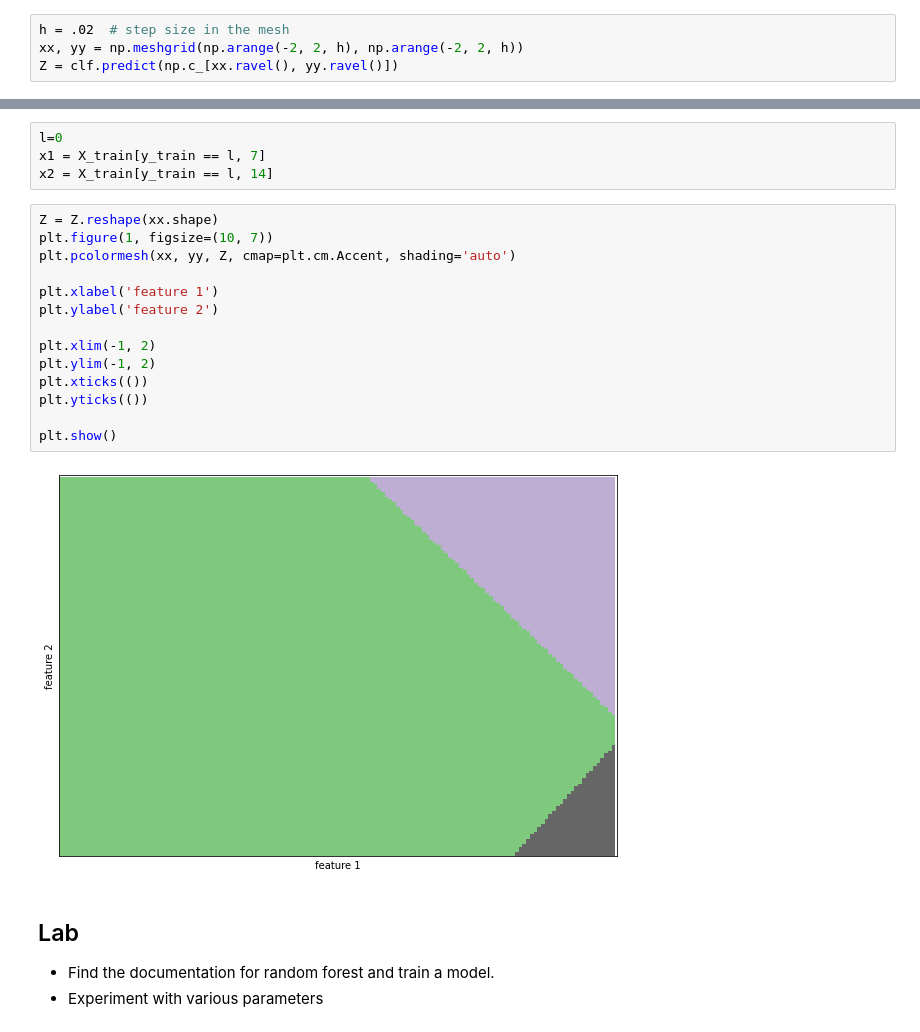
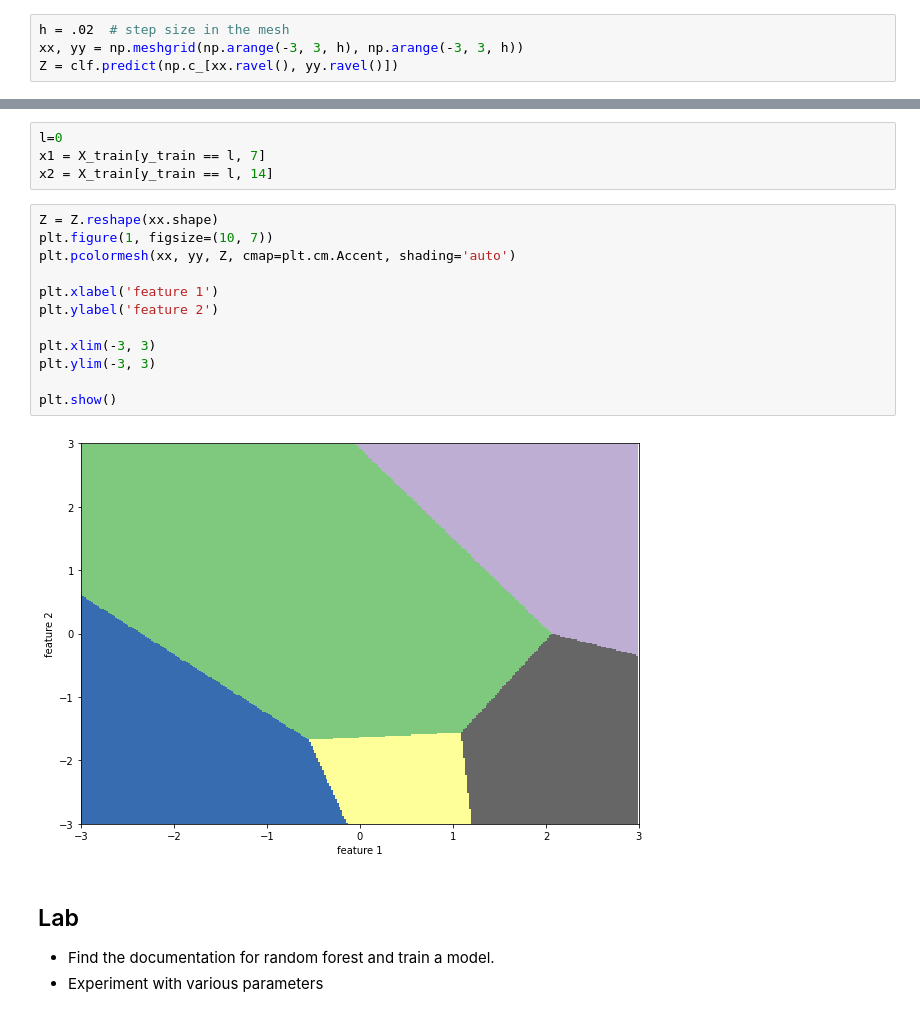
Before and after one commit to galciatu/Practica1, a Jupyter notebook: tutorial_sklearn_escuela_computense_invierno_2022.ipynb, the cells around one changed output, grey strips where cells are left out. Saved outputs shown, nothing was run; the diff lists cells and outputs as text.

```diff
--- a/tutorial_sklearn_escuela_computense_invierno_2022.ipynb
+++ b/tutorial_sklearn_escuela_computense_invierno_2022.ipynb
@@ -419,6 +419,6 @@ print("accuracy", clf.score(X_valid[:,[7,14]], y_valid)) # this is in 8 classes
 accuracy 0.3018867924528302
 # %%
 h = .02  # step size in the mesh
-xx, yy = np.meshgrid(np.arange(-2, 2, h), np.arange(-2, 2, h))
+xx, yy = np.meshgrid(np.arange(-3, 3, h), np.arange(-3, 3, h))
 Z = clf.predict(np.c_[xx.ravel(), yy.ravel()])
 # %%
@@ -432,19 +432,17 @@ x2 = X_train[y_train == l, 14]
 # %%
 Z = Z.reshape(xx.shape)
 plt.figure(1, figsize=(10, 7))
 plt.pcolormesh(xx, yy, Z, cmap=plt.cm.Accent, shading='auto')
 
 plt.xlabel('feature 1')
 plt.ylabel('feature 2')
 
-plt.xlim(-1, 2)
-plt.ylim(-1, 2)
-plt.xticks(())
-plt.yticks(())
+plt.xlim(-3, 3)
+plt.ylim(-3, 3)
 
 plt.show()
 # %% [output]
-[figure, old version]
+[figure, new version]
 # %% [markdown]
 ## Lab
 - Find the documentation for random forest and train a model.
```
Also changed, not shown: parts of 1 cell of this notebook.
